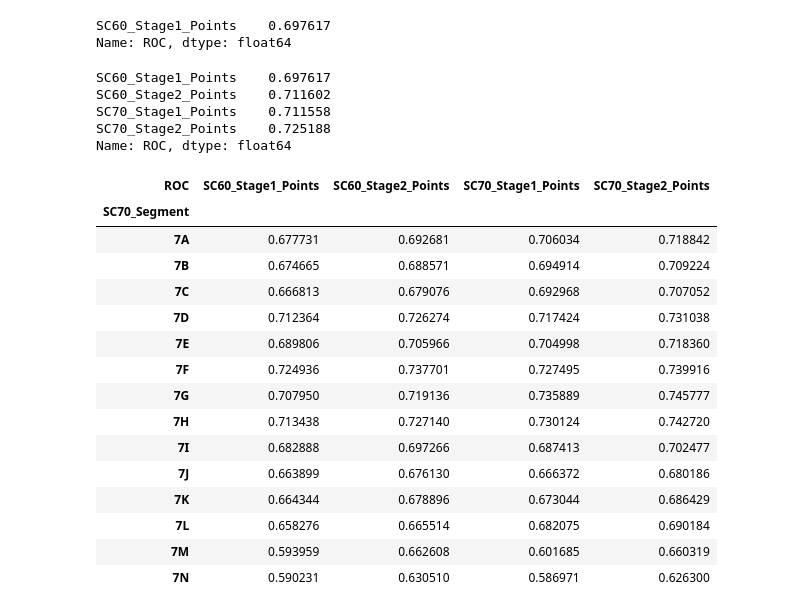
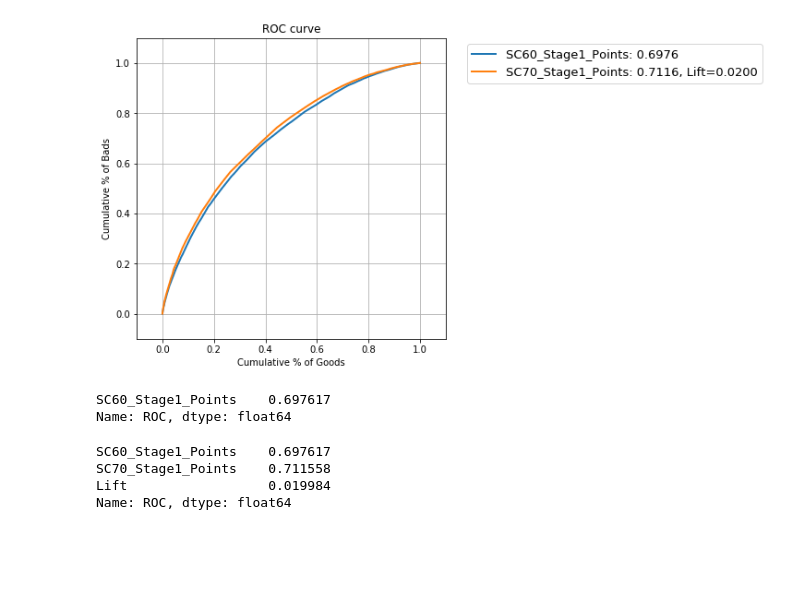
Before and after one commit to yizhou86/PythonTools, a Jupyter notebook: ROC_Func_YZH.ipynb, the cells around one changed output. Cells and saved outputs as stored; diff of their text form; code cells hidden in the pictures; blank space fills up the shorter version.

```diff
--- a/ROC_Func_YZH.ipynb
+++ b/ROC_Func_YZH.ipynb
@@ -78,4 +99,10 @@ path = r'\\neptune\RAD\4 Models\Scorecard 7.0\Subpopulation Study\Lift\data prep
 
 # Load the data file
 df = pd.read_csv(path)
+# %%
+# Example 1: plot the ROC Curve for two scores
+
+roc_plot(df, target, score1, score2)
+# %% [output]
+[figure, added]
 # %%
@@ -85,35 +113,14 @@ roc_calc(df, 'G_B', 'SC60_Stage1_Points')
 # %% [output]
 SC60_Stage1_Points    0.697617
 Name: ROC, dtype: float64
-# %%
-# Example 2: calculate ROC for multiple scores
-
-roc_calc(df, 'G_B', 'SC60_Stage1_Points', 'SC60_Stage2_Points', 'SC70_Stage1_Points', 'SC70_Stage2_Points')
-# %% [output]
-SC60_Stage1_Points    0.697617
-SC60_Stage2_Points    0.711602
-SC70_Stage1_Points    0.711558
-SC70_Stage2_Points    0.725188
-Name: ROC, dtype: float64
-# %%
-# Example 3: calculate ROC for multiple scores group by Segment column
-
-df.groupby('SC70_Segment').apply(roc_calc,'G_B', 'SC60_Stage1_Points',\
-                                 'SC60_Stage2_Points', 'SC70_Stage1_Points', 'SC70_Stage2_Points')
-# %% [output]
-| ROC | SC60_Stage1_Points | SC60_Stage2_Points | SC70_Stage1_Points | SC70_Stage2_Points |
-| SC70_Segment |  |  |  |  |
-| 7A | 0.677731 | 0.692681 | 0.706034 | 0.718842 |
-| 7B | 0.674665 | 0.688571 | 0.694914 | 0.709224 |
-| 7C | 0.666813 | 0.679076 | 0.692968 | 0.707052 |
-| 7D | 0.712364 | 0.726274 | 0.717424 | 0.731038 |
-| 7E | 0.689806 | 0.705966 | 0.704998 | 0.718360 |
-| 7F | 0.724936 | 0.737701 | 0.727495 | 0.739916 |
-| 7G | 0.707950 | 0.719136 | 0.735889 | 0.745777 |
-| 7H | 0.713438 | 0.727140 | 0.730124 | 0.742720 |
-| 7I | 0.682888 | 0.697266 | 0.687413 | 0.702477 |
-| 7J | 0.663899 | 0.676130 | 0.666372 | 0.680186 |
-| 7K | 0.664344 | 0.678896 | 0.673044 | 0.686429 |
-| 7L | 0.658276 | 0.665514 | 0.682075 | 0.690184 |
-| 7M | 0.593959 | 0.662608 | 0.601685 | 0.660319 |
-| 7N | 0.590231 | 0.630510 | 0.586971 | 0.626300 |
+# %%
+# Example 3: calculate ROC and Lift for two scores
+
+result = roc_calc(df, target, score1, score2)
+result['Lift'] = lift(result[score1], result[score2])
+result
+# %% [output]
+SC60_Stage1_Points    0.697617
+SC70_Stage1_Points    0.711558
+Lift                  0.019984
+Name: ROC, dtype: float64
```
Also changed, not shown: parts of 7 cells of this notebook.
